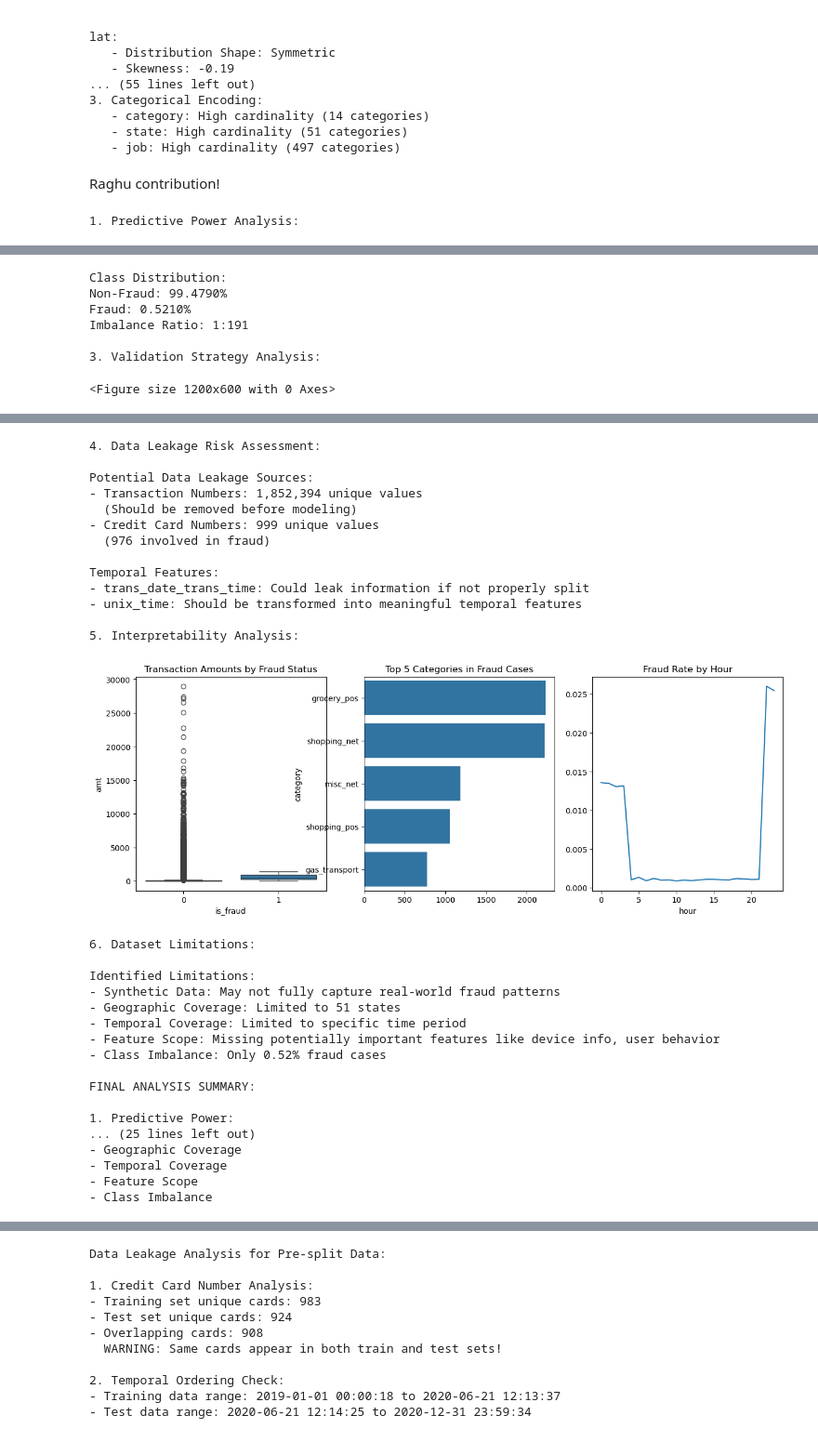
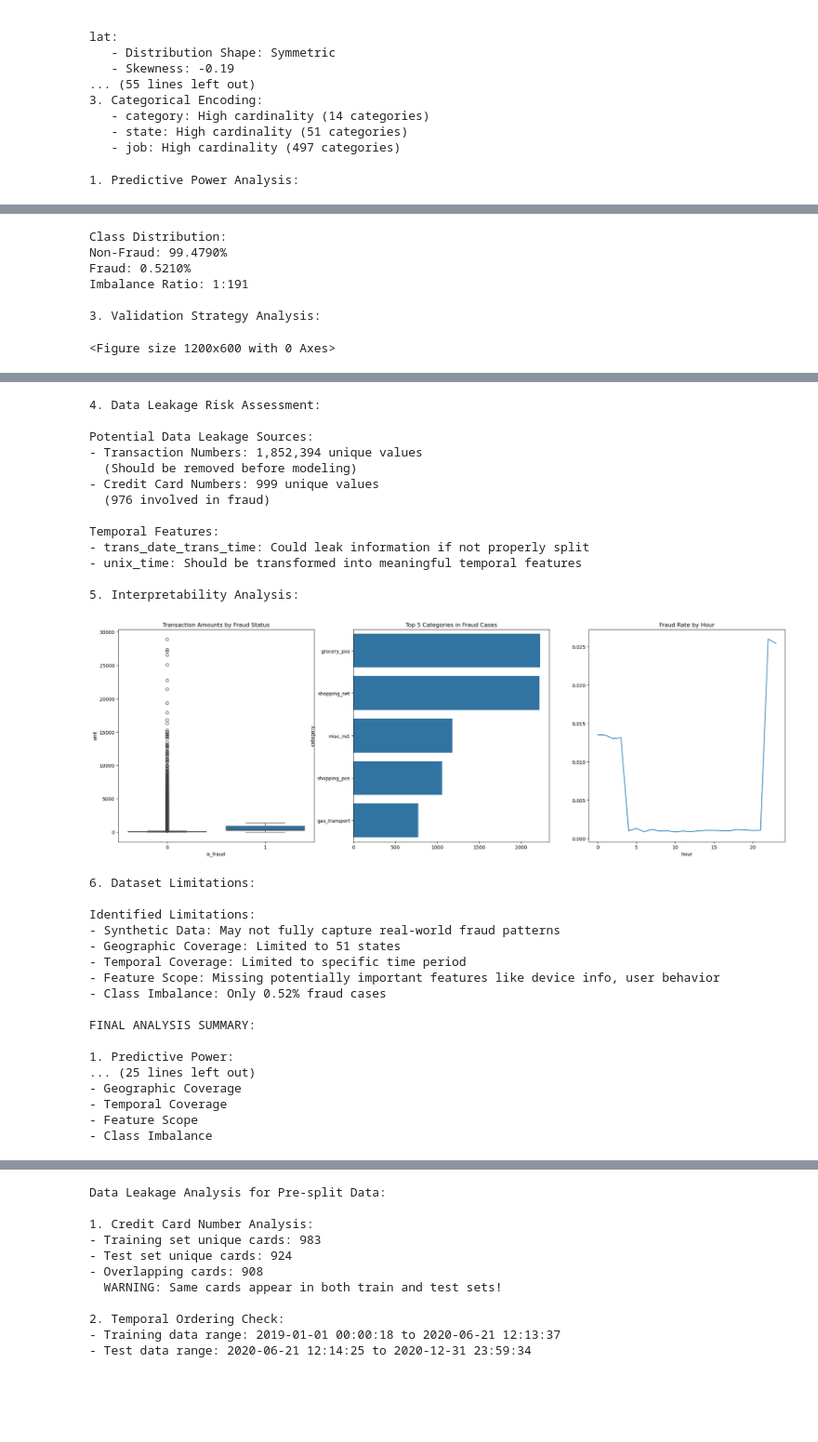
Before and after one commit to RaghuRamSatt/FraudFusion, a Jupyter notebook: Data_Understanding_Sparkov.ipynb, the cells around one changed output, grey strips where cells are left out. Shown at 93% size. Drawn from its saved outputs; the diff is of its cells as text; code cells hidden in the pictures; blank space fills up the shorter version.

Commit message:
Adding image, pdf, and minor changes to note book files

```diff
--- a/Data_Understanding_Sparkov.ipynb
+++ b/Data_Understanding_Sparkov.ipynb
@@ -573,8 +573,6 @@ lat:
    - category: High cardinality (14 categories)
    - state: High cardinality (51 categories)
    - job: High cardinality (497 categories)
-# %% [markdown]
-Raghu contribution!
 # %%
 # 13. Final Analysis Suite
 
@@ -662,7 +660,7 @@ print("- unix_time: Should be transformed into meaningful temporal features")
 print("\n5. Interpretability Analysis:")
 
 # Example visualization for stakeholders
-plt.figure(figsize=(15, 5))
+plt.figure(figsize=(25, 8))
 
 # Transaction amounts by fraud status
 plt.subplot(1, 3, 1)
@@ -740,28 +738,28 @@ merch_long  0.000032
 
 2. Target Variable Analysis:
 [figure]
 Class Distribution:
 Non-Fraud: 99.4790%
 Fraud: 0.5210%
 Imbalance Ratio: 1:191
 
 3. Validation Strategy Analysis:
 <Figure size 1200x600 with 0 Axes>
 [figure]
 4. Data Leakage Risk Assessment:
 
 Potential Data Leakage Sources:
 - Transaction Numbers: 1,852,394 unique values
   (Should be removed before modeling)
 - Credit Card Numbers: 999 unique values
   (976 involved in fraud)
 
 Temporal Features:
 - trans_date_trans_time: Could leak information if not properly split
 - unix_time: Should be transformed into meaningful temporal features
 
 5. Interpretability Analysis:
-[figure, old version]
+[figure, new version]
 6. Dataset Limitations:
 
 Identified Limitations:
```
Also changed, not shown: parts of 2 cells of this notebook, 8 other files.
